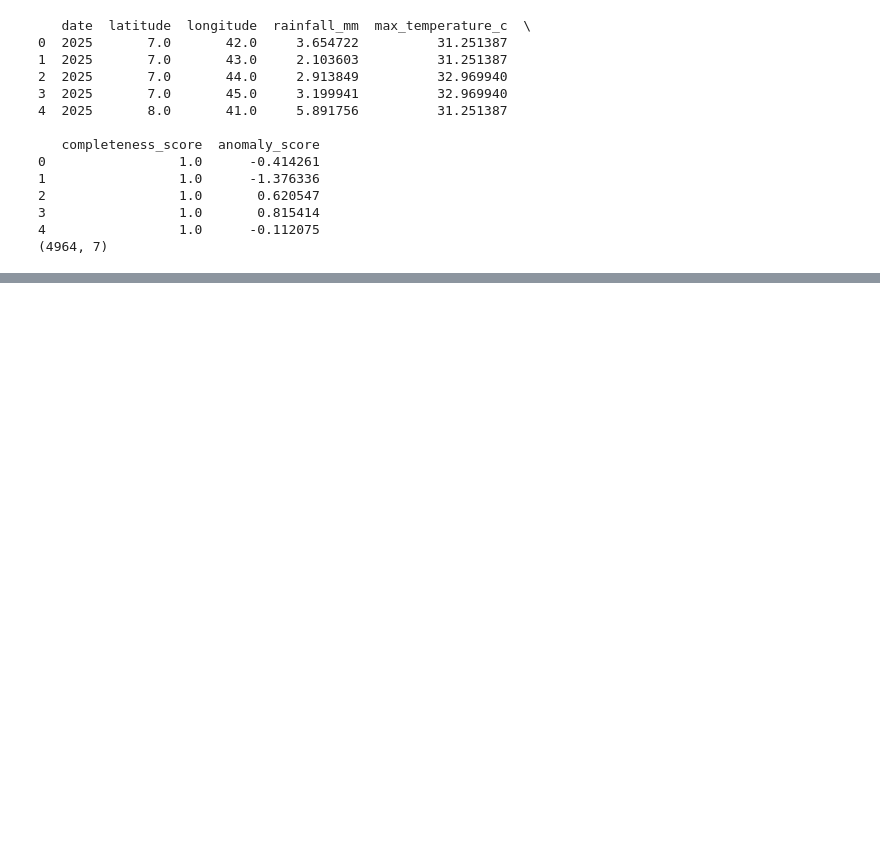
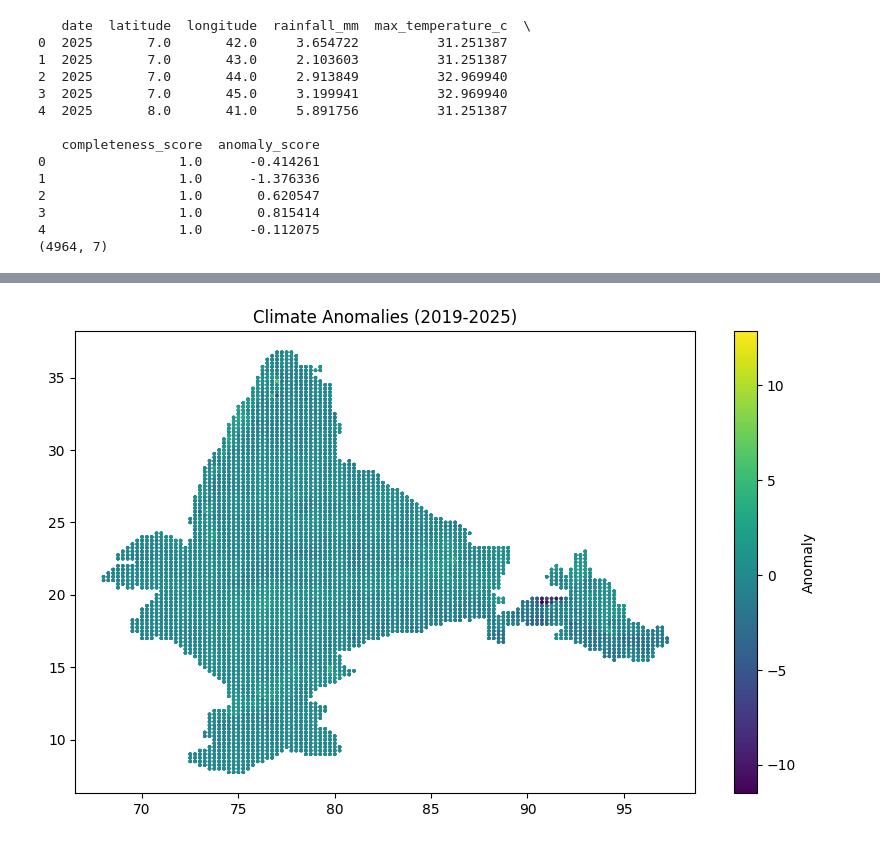
Before and after one commit to aadityat23/ClimateTwinIndia, a Jupyter notebook: notebooks/01_imd_exploration.ipynb, the cells around one changed output, grey strips where cells are left out. Saved outputs shown, nothing was run; the diff lists cells and outputs as text; code cells hidden in the pictures; blank space fills up the shorter version.

```diff
--- a/notebooks/01_imd_exploration.ipynb
+++ b/notebooks/01_imd_exploration.ipynb
@@ -1504,0 +2100,21 @@ print(df.shape)
+# %%
+import matplotlib.pyplot as plt
+
+plt.figure(figsize=(10,6))
+
+plt.scatter(
+    df["longitude"],
+    df["latitude"],
+    c=df["anomaly_score"],
+    s=2
+)
+
+plt.colorbar(label="Anomaly")
+
+plt.title(
+    "Climate Anomalies (2019-2025)"
+)
+
+plt.show()
+# %% [output]
+[figure, added]
```
Also changed, not shown: parts of 72 cells of this notebook, 12 other files.
